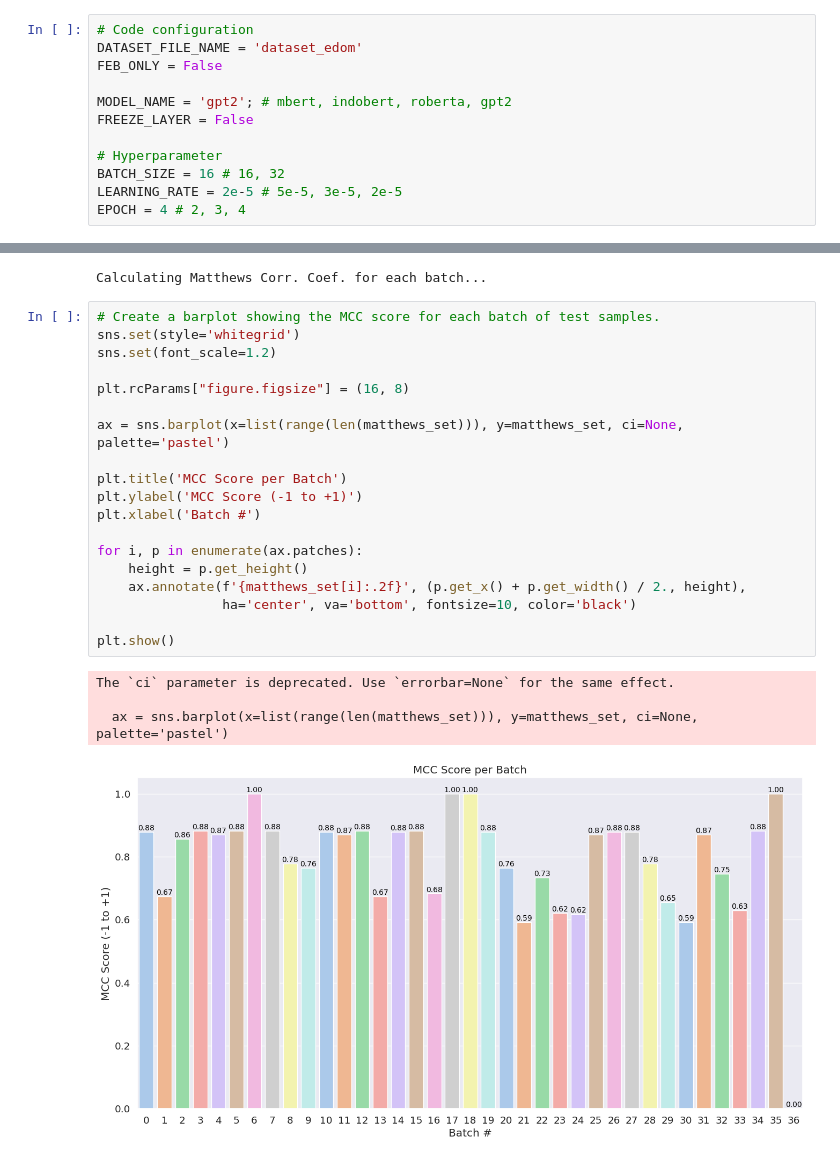
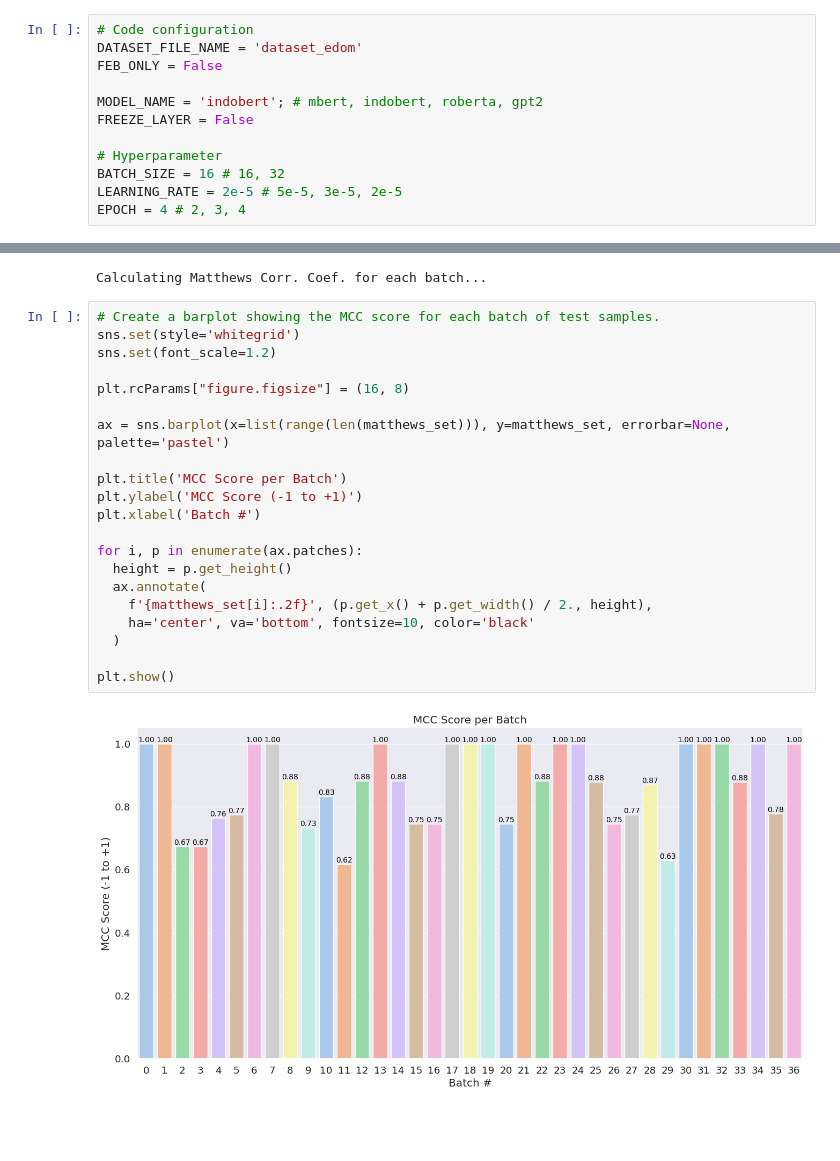
Before and after one commit to ndy-s/transformers-edom, a Jupyter notebook: Transformers_EDOM.ipynb, the cells around one changed output, grey strips where cells are left out. Drawn from its saved outputs; the diff is of its cells as text; blank space fills up the shorter version.

```diff
--- a/Transformers_EDOM.ipynb
+++ b/Transformers_EDOM.ipynb
@@ -5,7 +5,7 @@
 DATASET_FILE_NAME = 'dataset_edom'
 FEB_ONLY = False
 
-MODEL_NAME = 'gpt2'; # mbert, indobert, roberta, gpt2
+MODEL_NAME = 'indobert'; # mbert, indobert, roberta, gpt2
 FREEZE_LAYER = False
 
 # Hyperparameter
@@ -635,27 +635,26 @@ Calculating Matthews Corr. Coef. for each batch...
 # %%
 # Create a barplot showing the MCC score for each batch of test samples.
 sns.set(style='whitegrid')
 sns.set(font_scale=1.2)
 
 plt.rcParams["figure.figsize"] = (16, 8)
 
-ax = sns.barplot(x=list(range(len(matthews_set))), y=matthews_set, ci=None, palette='pastel')
+ax = sns.barplot(x=list(range(len(matthews_set))), y=matthews_set, errorbar=None, palette='pastel')
 
 plt.title('MCC Score per Batch')
 plt.ylabel('MCC Score (-1 to +1)')
 plt.xlabel('Batch #')
 
 for i, p in enumerate(ax.patches):
-    height = p.get_height()
-    ax.annotate(f'{matthews_set[i]:.2f}', (p.get_x() + p.get_width() / 2., height),
-                ha='center', va='bottom', fontsize=10, color='black')
+  height = p.get_height()
+  ax.annotate(
+    f'{matthews_set[i]:.2f}', (p.get_x() + p.get_width() / 2., height),
+    ha='center', va='bottom', fontsize=10, color='black'
+  )
 
 plt.show()
 # %% [output]
-The `ci` parameter is deprecated. Use `errorbar=None` for the same effect.
-
-  ax = sns.barplot(x=list(range(len(matthews_set))), y=matthews_set, ci=None, palette='pastel')
-[figure, old version]
+[figure, new version]
 # %%
 # Combine the results across all batches.
 flat_predictions = np.concatenate(predictions, axis=0)
```
Also changed, not shown: parts of 12 cells of this notebook.
